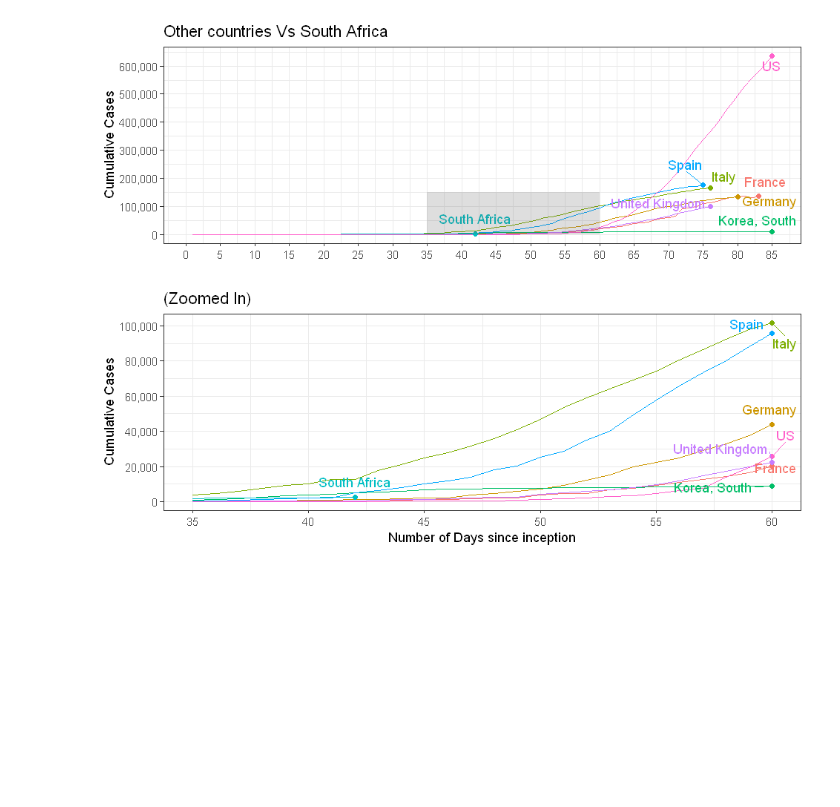
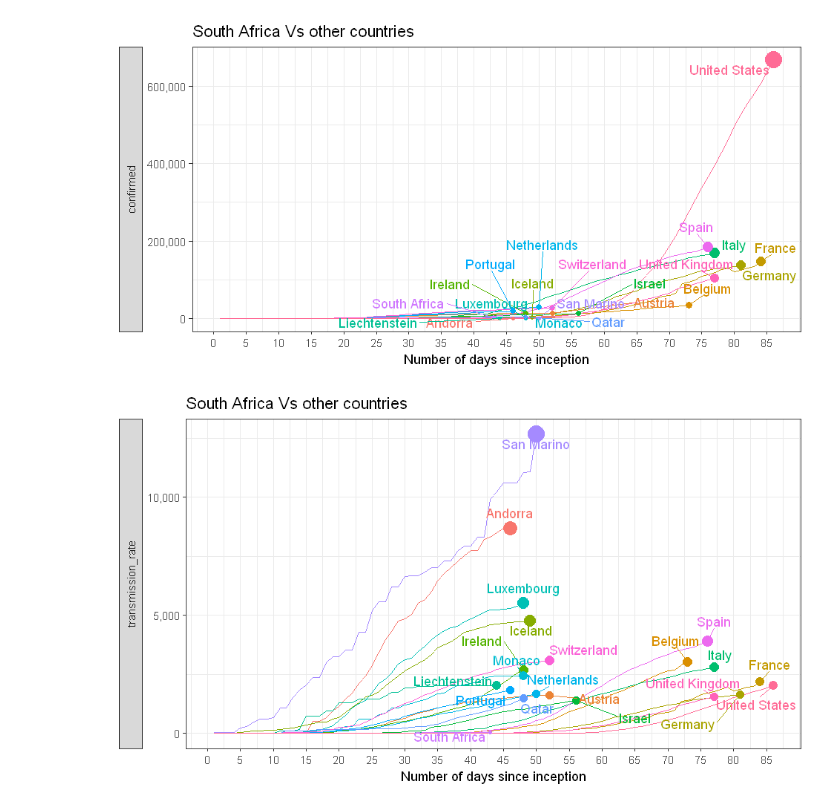
Before and after one commit to titusndondo/COVID-19, a Jupyter notebook: Exploratory data analysis/Data analysis with R.ipynb, the cells around one changed output. Cells and saved outputs as stored; diff of their text form; code cells hidden in the pictures; blank space fills up the shorter version.

Commit message:
The get data.py file has been updated to download data on each country's population on wikipedia. Also added visialisations on the R data analysis notebook

```diff
--- a/Exploratory data analysis/Data analysis with R.ipynb
+++ b/Exploratory data analysis/Data analysis with R.ipynb
@@ -96,0 +86,20 @@ cases_by_day_top %>%
+# %%
+all_countries = df %>% '$'(country) %>% unique
+daily_data <- tibble()
+
+for (i in all_countries) {
+
+  df %>%
+    filter(country == i) %>%
+    fill(total_tests, .direction = c('down')) ->
+    data
+
+  data %>%
+    mutate(Day = c(1:nrow(data))) %>%
+    rbind(
+      daily_data
+    )  %>%
+    select(date, Day, country, everything()) ->
+    daily_data
+
+}
@@ -126,8 +183,32 @@ cases_by_day_top_filtered %>%
-# %%
-options(repr.plot.width = 8, repr.plot.height = 6)
-grid.arrange(
-    fig1, fig2,
-    nrow = 2
-)
-# %% [output]
-[figure, removed]
+# %%
+options(repr.plot.width = 8, repr.plot.height = 4)
+filter_data %>%
+  arrange(-highest_transmission_rate) %>%
+  '$'(country) %>%
+  .[c(1:20)] %>%
+  union(c('South Africa')) ->
+  top_countries_by_transmission
+
+plot_graph(
+  df = daily_data, column = 'confirmed', .filter = top_countries_by_transmission
+) ->
+  fig
+fig
+# %% [output]
+[figure, added]
+# %%
+options(repr.plot.width = 8, repr.plot.height = 4.5)
+filter_data %>%
+  arrange(-highest_transmission_rate) %>%
+  '$'(country) %>%
+  .[c(1:20)] %>%
+  union(c('South Africa')) ->
+  top_countries_by_transmission
+
+plot_graph(
+  df = daily_data, column = 'transmission_rate', .filter = top_countries_by_transmission
+) ->
+  fig1
+fig1
+# %% [output]
+[figure, added]
```
Also changed, not shown: parts of 11 cells of this notebook, 1 other file.
